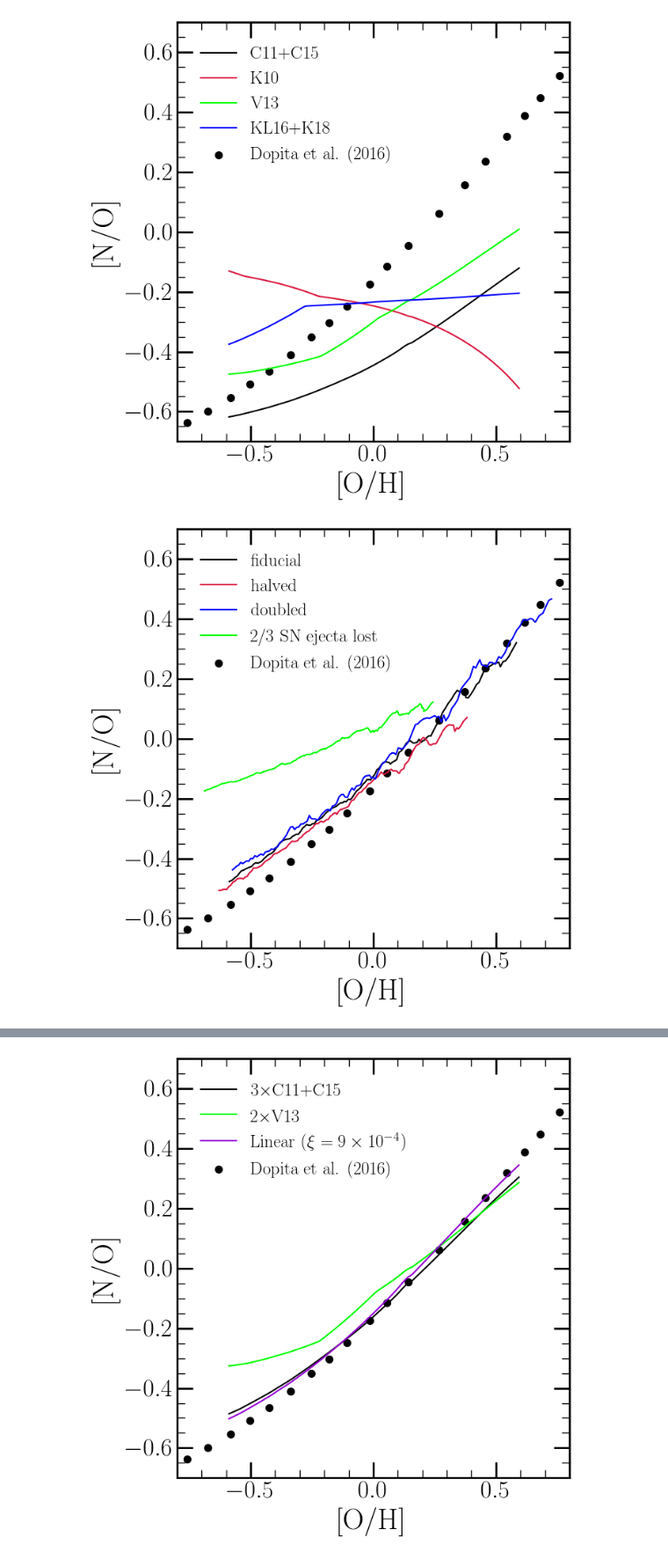
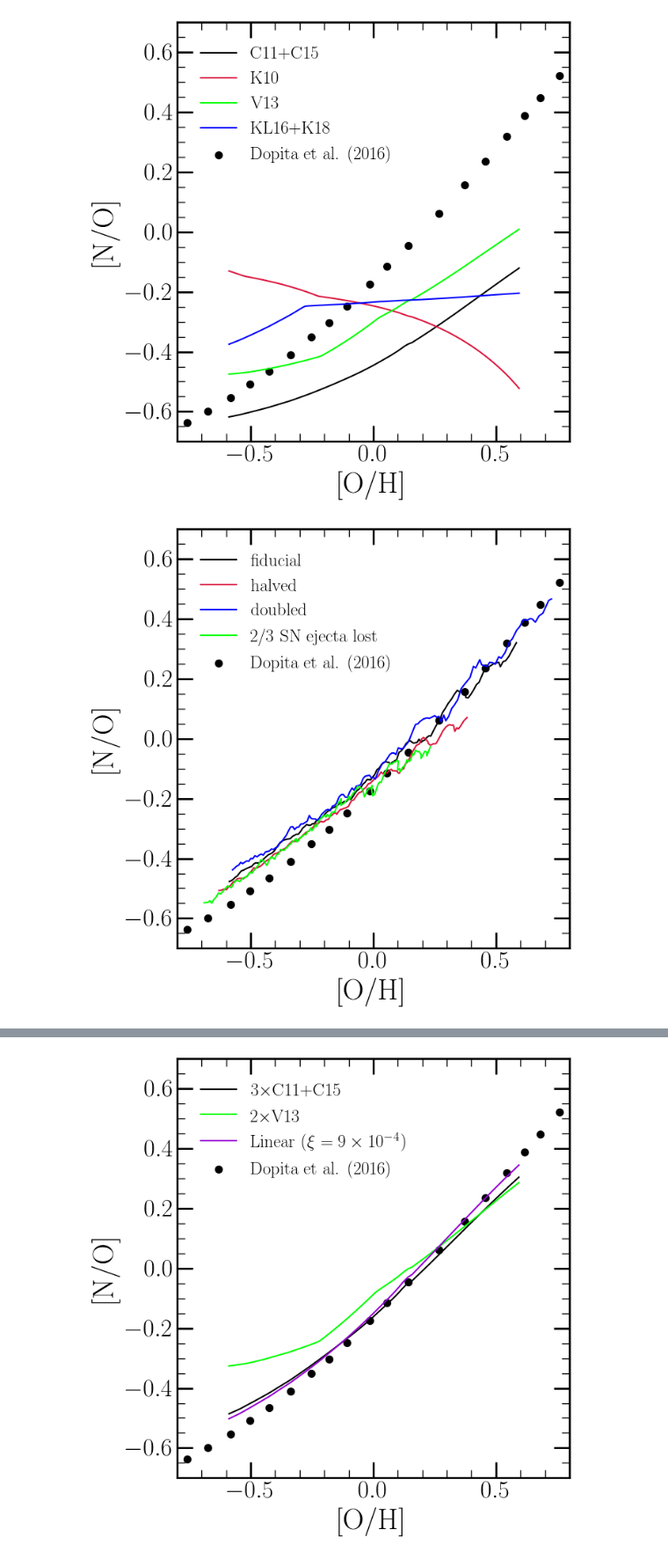
Before and after one commit to giganano/AGBmigration, a Jupyter notebook: notebooks/paper_plots.ipynb, the cells around one changed output, grey strips where cells are left out. Shown at 88% size. Cells and saved outputs as stored; diff of their text form; code cells hidden in the pictures.

Commit message:
plot updates ; yield updates

```diff
--- a/notebooks/paper_plots.ipynb
+++ b/notebooks/paper_plots.ipynb
@@ -827,7 +827,8 @@ names = [
     "../outputs/diffusion/insideout",
     "../outputs/diffusion/halved_yields_eta",
     "../outputs/diffusion/doubled_yields_eta",
-    "../outputs/diffusion/third_yields_eta"
+#     "../outputs/diffusion/third_yields_eta"
+    "../test"
 ]
 outputs = [vice.output(_) for _ in names]
 colors = ["black", "crimson", "blue", "lime"]
@@ -844,31 +845,31 @@ for i in range(len(outputs)):
         "c": plots.mpltoolkit.named_colors()[colors[i]],
         "label": labels[i]
     }
     xvals = [outputs[i].zones[_].history["[o/h]"][-1] for _ in zones]
     yvals = [outputs[i].zones[_].history["[n/o]"][-1] for _ in zones]
     ax.plot(xvals, yvals, **kwargs)
 
 dopita2016 = src.data.read("dopita2016")
 kwargs = {
     "c": plots.mpltoolkit.named_colors()["black"],
     "marker": plots.mpltoolkit.markers()["circle"],
     "label": "Dopita et al. (2016)",
     "s": 50
 }
 ax.scatter(dopita2016["[o/h]"], dopita2016["[n/o]"], **kwargs)
 
 kwargs = {
     "loc": plots.mpltoolkit.mpl_loc("upper left"),
     "ncol": 1,
     "frameon": False,
     "fontsize": 18,
     "bbox_to_anchor": (0.02, 0.98),
 #     "handlelength": 0
 }
 leg = ax.legend(**kwargs)
 
 plt.tight_layout()
 plt.savefig("../paper/yields_eta_comp.pdf")
 plt.show()
 # %% [output]
-[figure, old version]
+[figure, new version]
```
Also changed, not shown: parts of 1 cell of this notebook, 3 other files.
